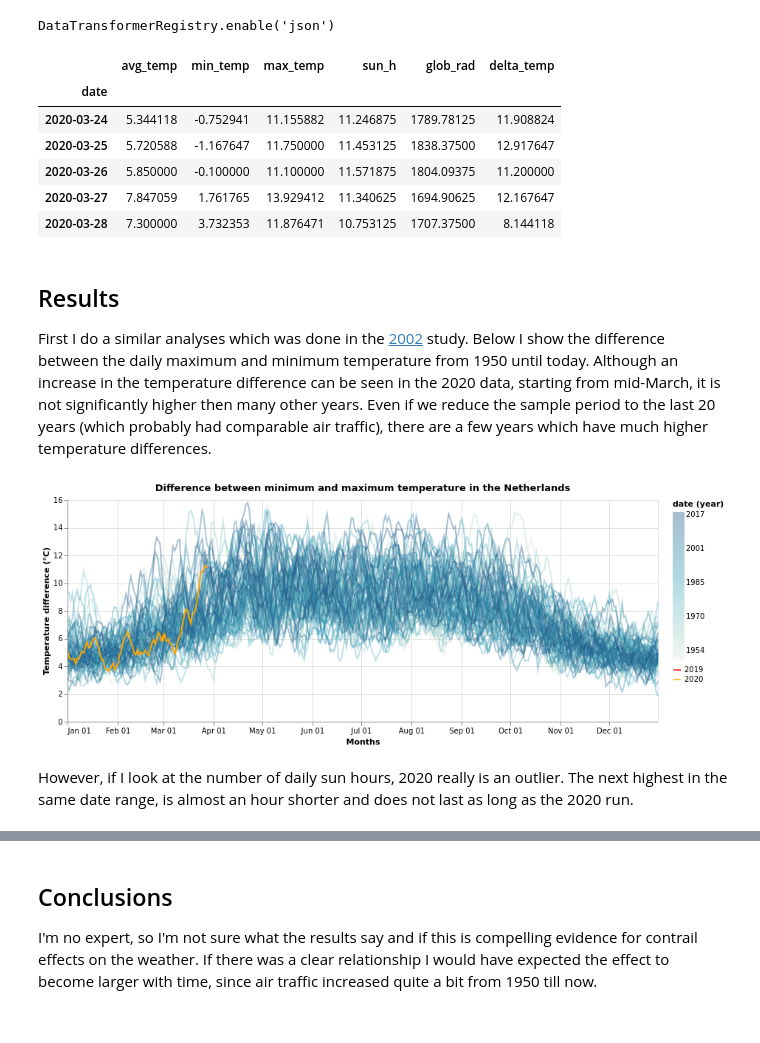
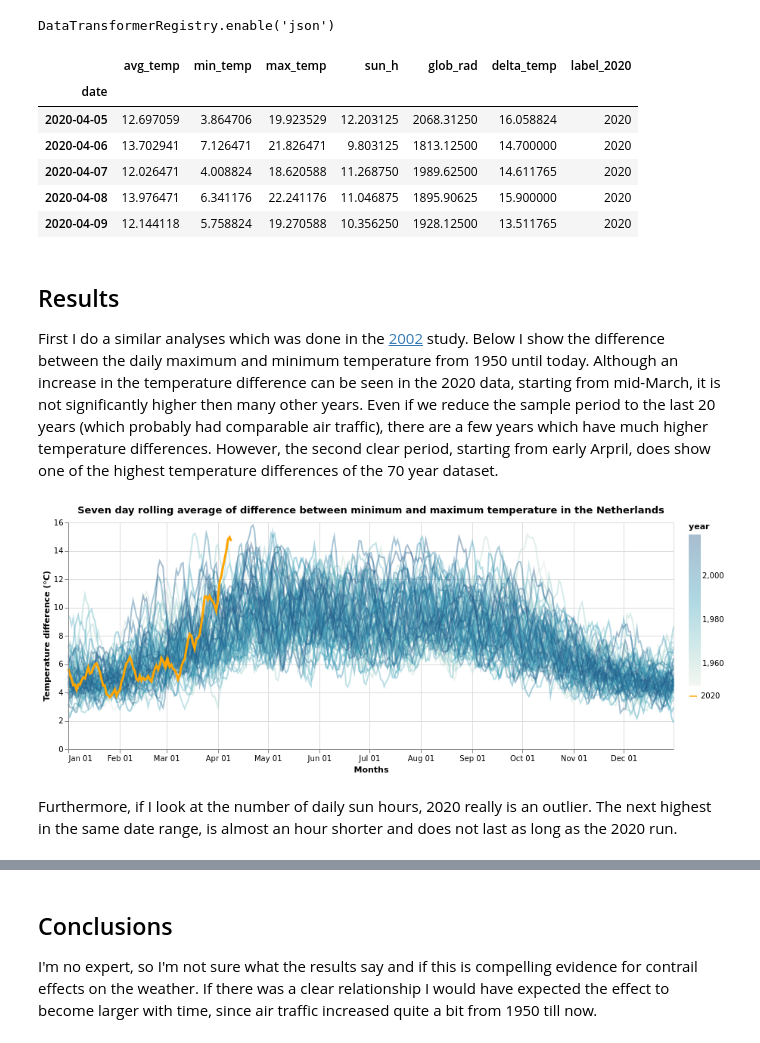
Before and after one commit to Roald87/CoronaWeather, a Jupyter notebook: CoronaWeather.ipynb, the cells around one changed output, grey strips where cells are left out. Drawn from its saved outputs; the diff is of its cells as text; code cells hidden in the pictures.

```diff
--- a/CoronaWeather.ipynb
+++ b/CoronaWeather.ipynb
@@ -50,58 +52,62 @@ knmi_data.dropna(subset=cols_to_look_for_nas, how='all', inplace=True)
 knmi_data = knmi_data.groupby('date').mean()
 knmi_data.drop(columns='station', inplace=True)
 knmi_data['delta_temp'] = knmi_data['max_temp'] - knmi_data['min_temp']
+knmi_data['label_2020'] = len(knmi_data) * ['2020']
 
 knmi_data.tail()
 # %% [output]
-|  | avg_temp | min_temp | max_temp | sun_h | glob_rad | delta_temp |
-| date |  |  |  |  |  |  |
-| 2020-03-24 | 5.344118 | -0.752941 | 11.155882 | 11.246875 | 1789.78125 | 11.908824 |
-| 2020-03-25 | 5.720588 | -1.167647 | 11.750000 | 11.453125 | 1838.37500 | 12.917647 |
-| 2020-03-26 | 5.850000 | -0.100000 | 11.100000 | 11.571875 | 1804.09375 | 11.200000 |
-| 2020-03-27 | 7.847059 | 1.761765 | 13.929412 | 11.340625 | 1694.90625 | 12.167647 |
-| 2020-03-28 | 7.300000 | 3.732353 | 11.876471 | 10.753125 | 1707.37500 | 8.144118 |
+|  | avg_temp | min_temp | max_temp | sun_h | glob_rad | delta_temp | label_2020 |
+| date |  |  |  |  |  |  |  |
+| 2020-04-05 | 12.697059 | 3.864706 | 19.923529 | 12.203125 | 2068.31250 | 16.058824 | 2020 |
+| 2020-04-06 | 13.702941 | 7.126471 | 21.826471 | 9.803125 | 1813.12500 | 14.700000 | 2020 |
+| 2020-04-07 | 12.026471 | 4.008824 | 18.620588 | 11.268750 | 1989.62500 | 14.611765 | 2020 |
+| 2020-04-08 | 13.976471 | 6.341176 | 22.241176 | 11.046875 | 1895.90625 | 15.900000 | 2020 |
+| 2020-04-09 | 12.144118 | 5.758824 | 19.270588 | 10.356250 | 1928.12500 | 13.511765 | 2020 |
 # %% [markdown]
 ## Results
-First I do a similar analyses which was done in the [2002](https://www.nature.com/articles/418601a) study. Below I show the difference between the daily maximum and minimum temperature from 1950 until today. Although an increase in the temperature difference can be seen in the 2020 data, starting from mid-March, it is not significantly higher then many other years. Even if we reduce the sample period to the last 20 years (which probably had comparable air traffic), there are a few years which have much higher temperature differences.
+First I do a similar analyses which was done in the [2002](https://www.nature.com/articles/418601a) study. Below I show the difference between the daily maximum and minimum temperature from 1950 until today. Although an increase in the temperature difference can be seen in the 2020 data, starting from mid-March, it is not significantly higher then many other years. Even if we reduce the sample period to the last 20 years (which probably had comparable air traffic), there are a few years which have much higher temperature differences. However, the second clear period, starting from early Arpril, does show one of the highest temperature differences of the 70 year dataset.
 # %%
-knmi_data_before_2020 = knmi_data[knmi_data.index < '2020-01-01']
-knmi_data_2020 = knmi_data[knmi_data.index >= '2020-01-01']
-
-to_plot = "delta_temp"
 rolling_mean_frame = [-3, 3]
 
-base = alt.Chart(knmi_data_2020.reset_index())
-line_2020 = base.mark_line(color='orange').encode(
+base = alt.Chart(knmi_data.reset_index()
+).transform_window(
+    rolling_delta_temp=f'mean(delta_temp)',
+    frame=rolling_mean_frame
+).transform_window(
+    rolling_sun_h=f'mean(sun_h)',
+    frame=rolling_mean_frame
+).transform_calculate(
+    year='year(datum.date)'
+)
+
+line_2020 = base.mark_line(size=3).encode(
     x='monthdate(date):T',
-    y="rolling_mean:Q",
+    y="rolling_delta_temp:Q",
     color=alt.Color(
-        'year(date):N',
+        'year:N',
         title='',
         scale=alt.Scale(
-            domain=['2019', '2020'],
-            range=['red', 'orange']
+            domain=['2020', '2020'],
+            range=['orange', 'orange']
             )
         )
-).transform_window(
-    rolling_mean=f'mean({to_plot})',
-    frame=rolling_mean_frame
-);
+).transform_filter(
+    filter='datum.year == 2020'
+)
 
-base_old = alt.Chart(knmi_data_before_2020.reset_index())
-line_old = base_old.mark_line(opacity=0.4).encode(
+line_old = base.mark_line(opacity=0.4).encode(
     alt.X('monthdate(date):T', title='Months'),
-    alt.Y("rolling_mean:Q", title="Temperature difference (°C)"),
-    color=alt.Color('year(date):Q', scale=alt.Scale(scheme="lighttealblue")),
-).transform_window(
-    rolling_mean=f'mean({to_plot})',
-    frame=rolling_mean_frame
-);
+    alt.Y("rolling_delta_temp:Q", title="Temperature difference (°C)"),
+    color=alt.Color('year:Q', scale=alt.Scale(scheme="lighttealblue")),
+).transform_filter(
+    filter='datum.year < 2020'
+)
 
 (line_old + line_2020).properties(
     width=800,
-    title='Difference between minimum and maximum temperature in the Netherlands'
+    title='Seven day rolling average of difference between minimum and maximum temperature in the Netherlands'
 )
 # %% [output]
-[figure, old version]
+[figure, new version]
 # %% [markdown]
-However, if I look at the number of daily sun hours, 2020 really is an outlier. The next highest in the same date range, is almost an hour shorter and does not last as long as the 2020 run.
+Furthermore, if I look at the number of daily sun hours, 2020 really is an outlier. The next highest in the same date range, is almost an hour shorter and does not last as long as the 2020 run.
```
Also changed, not shown: parts of 4 cells of this notebook, 1 other file.
